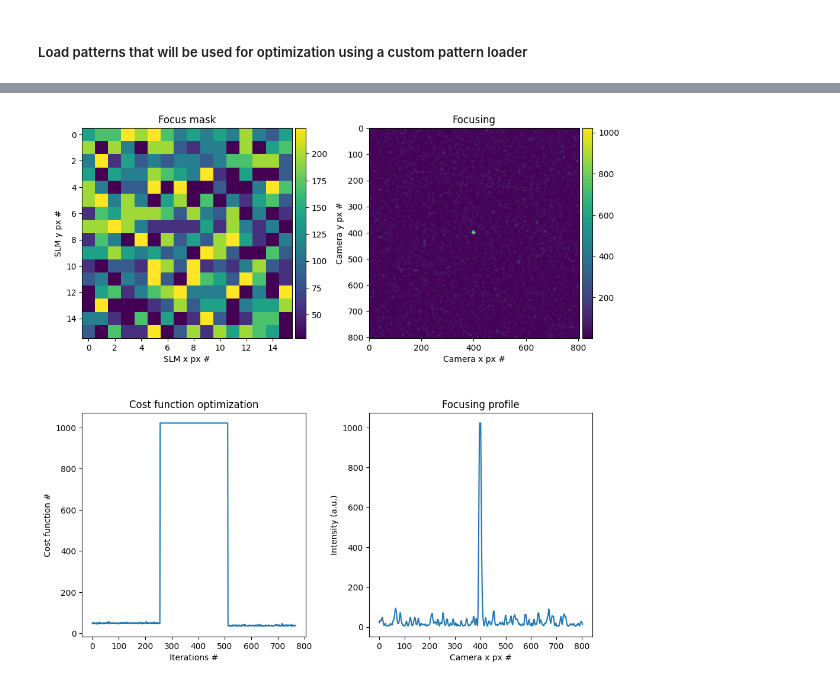
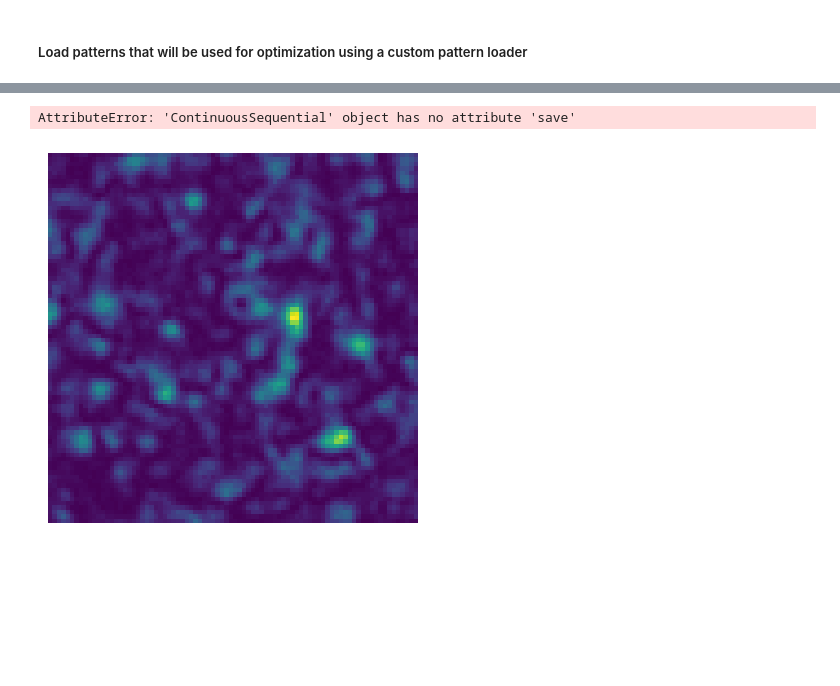
Before and after one commit to alextavern/slmoptim, a Jupyter notebook: notebooks/Continuous_Seq.ipynb, the cells around one changed output, grey strips where cells are left out. Cells and saved outputs as stored; diff of their text form; code cells hidden in the pictures; blank space fills up the shorter version.

```diff
--- a/notebooks/Continuous_Seq.ipynb
+++ b/notebooks/Continuous_Seq.ipynb
@@ -164,40 +190,0 @@ focus = np.copy(frame.image_buffer)
-# %%
-from mpl_toolkits.axes_grid1 import make_axes_locatable
-
-
-fig, axs = plt.subplots(2, 2, figsize=(10, 10))
-
-mask = axs[0, 0].imshow(pattern)
-axs[0, 0].set_title("Focus mask")
-axs[0, 0].set_xlabel("SLM x px #")
-axs[0, 0].set_ylabel("SLM y px #")
-divider = make_axes_locatable(axs[0, 0])
-cax = divider.append_axes("right", size="5%", pad=0.05)
-fig.colorbar(mask, cax=cax)
-
-focus_img = axs[0, 1].imshow(focus)
-axs[0, 1].set_title("Focusing")
-axs[0, 1].set_xlabel("Camera x px #")
-axs[0, 1].set_ylabel("Camera y px #")
-divider = make_axes_locatable(axs[0, 1])
-cax = divider.append_axes("right", size="5%", pad=0.05)
-fig.colorbar(focus_img, cax=cax)
-
-axs[1, 0].plot(cost)
-axs[1, 0].set_box_aspect(1)
-axs[1, 0].set_title("Cost function optimization")
-axs[1, 0].set_ylabel("Cost function #")
-axs[1, 0].set_xlabel("Iterations #")
-
-axs[1, 1].plot(focus[400])
-axs[1, 1].set_box_aspect(1)
-axs[1, 1].set_title("Focusing profile")
-
-axs[1, 1].set_xlabel("Camera x px #")
-axs[1, 1].set_ylabel("Intensity (a.u.)")
-
-
-fig.tight_layout()
-plt.savefig("continuous_sequential_algo.png", dpi=400, transparent=True)
-# %% [output]
-[figure, removed]
@@ -204,3 +206,7 @@ plt.savefig("continuous_sequential_algo.png", dpi=400, transparent=True)
+# %%
+optim.save_raw()
+# %% [output]
+AttributeError: 'ContinuousSequential' object has no attribute 'save'
 # %%
 init.close_cam()
 # init.close_slm()
@@ -338,0 +254,13 @@ plt.savefig("continuous_sequential_no_mask.png", dpi=400, transparent=True)
+# %%
+optim_frame_x = {}
+counter = 0
+# %%
+counter += 1
+frame = camera.get_pending_frame_or_null()
+optim_frame_x[counter] = np.copy(frame.image_buffer)
+plt.imshow(optim_frame_x[counter])
+plt.axis('off')
+
+plt.savefig("optimized_spot" + str(counter) + ".png", bbox_inches='tight')
+# %% [output]
+[figure, added]
```
Also changed, not shown: parts of 25 cells of this notebook, 7 other files.
